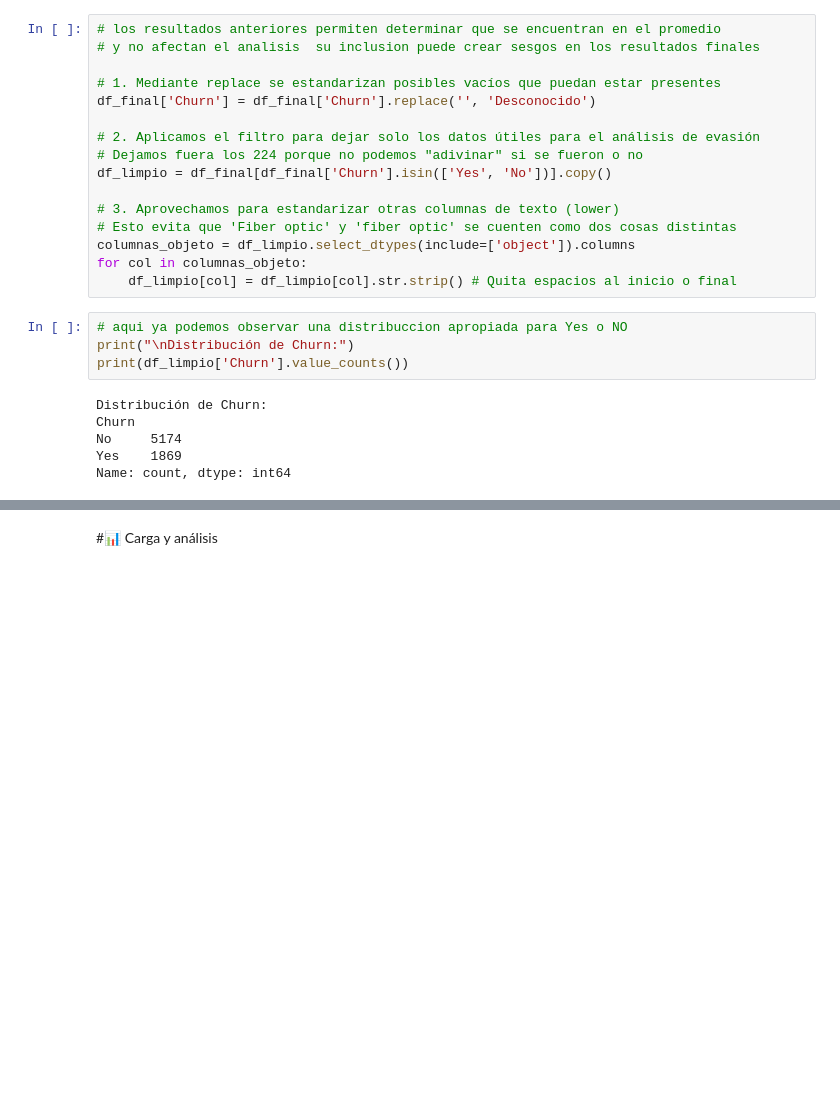
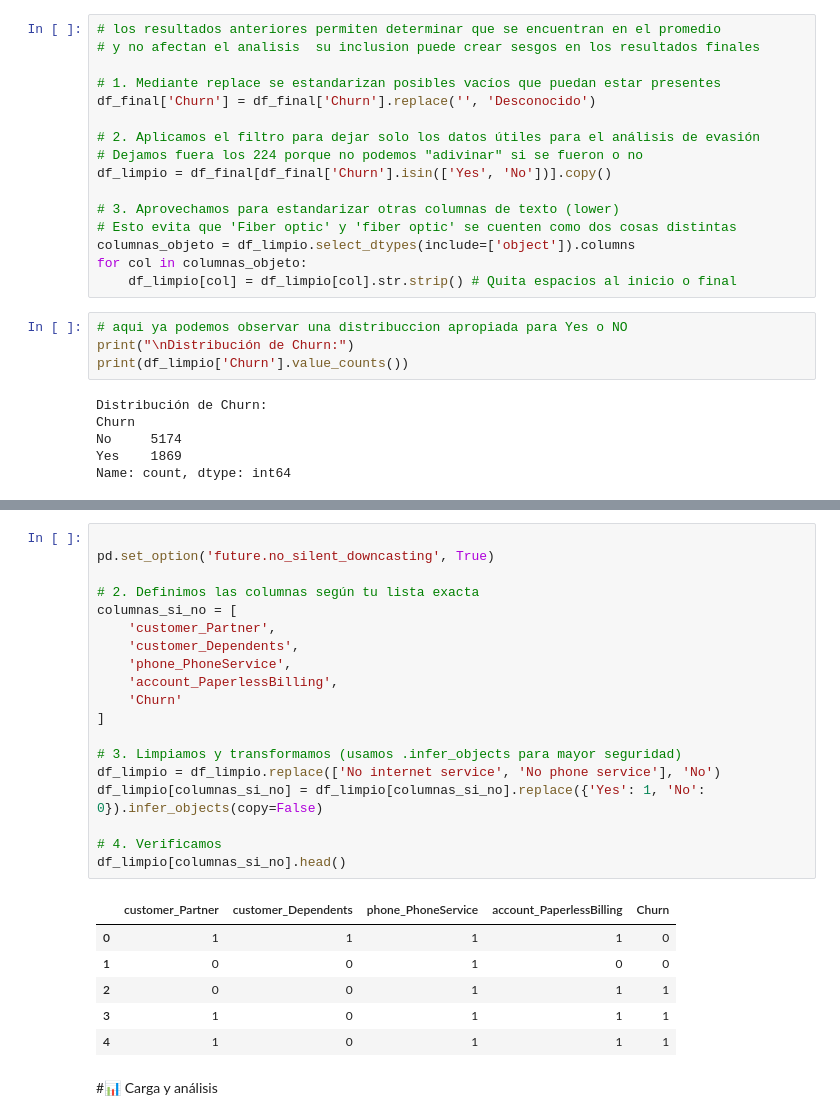
Before and after one commit to JAPreP/Desafio-Telecom-X-, a Jupyter notebook: TelecomX_JulianPreciado.ipynb, the cells around one changed output, grey strips where cells are left out. Cells and saved outputs as stored; diff of their text form; blank space fills up the shorter version.

```diff
--- a/TelecomX_JulianPreciado.ipynb
+++ b/TelecomX_JulianPreciado.ipynb
@@ -179,2 +191,28 @@ Name: count, dtype: int64
+# %%
+
+pd.set_option('future.no_silent_downcasting', True)
+
+# 2. Definimos las columnas según tu lista exacta
+columnas_si_no = [
+    'customer_Partner',
+    'customer_Dependents',
+    'phone_PhoneService',
+    'account_PaperlessBilling',
+    'Churn'
+]
+
+# 3. Limpiamos y transformamos (usamos .infer_objects para mayor seguridad)
+df_limpio = df_limpio.replace(['No internet service', 'No phone service'], 'No')
+df_limpio[columnas_si_no] = df_limpio[columnas_si_no].replace({'Yes': 1, 'No': 0}).infer_objects(copy=False)
+
+# 4. Verificamos
+df_limpio[columnas_si_no].head()
+# %% [output]
+|  | customer_Partner | customer_Dependents | phone_PhoneService | account_PaperlessBilling | Churn |
+| 0 | 1 | 1 | 1 | 1 | 0 |
+| 1 | 0 | 0 | 1 | 0 | 0 |
+| 2 | 0 | 0 | 1 | 1 | 1 |
+| 3 | 1 | 0 | 1 | 1 | 1 |
+| 4 | 1 | 0 | 1 | 1 | 1 |
 # %% [markdown]
 #📊 Carga y análisis
```
Also changed, not shown: parts of 4 cells of this notebook.
